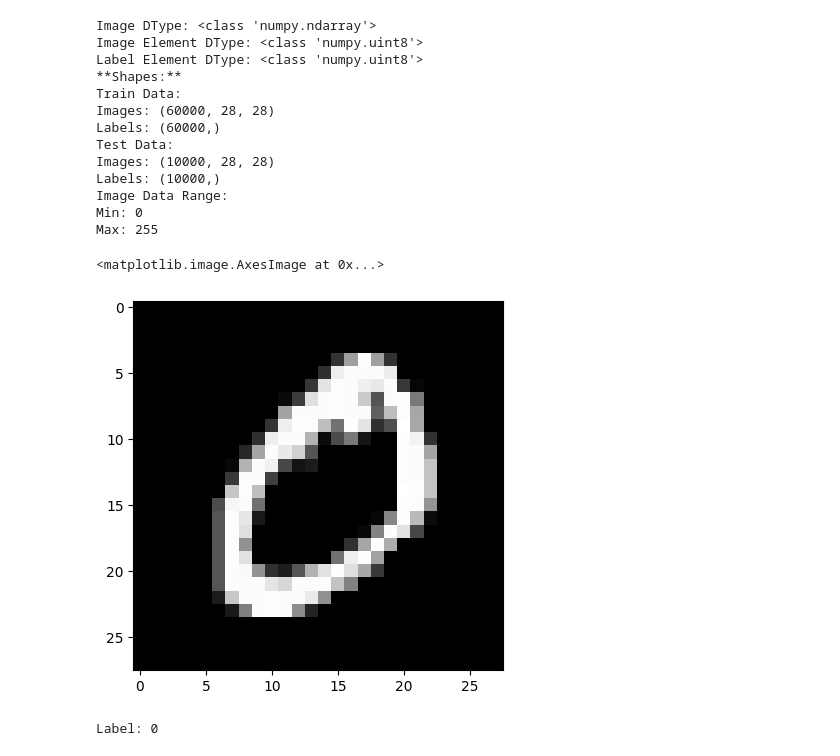
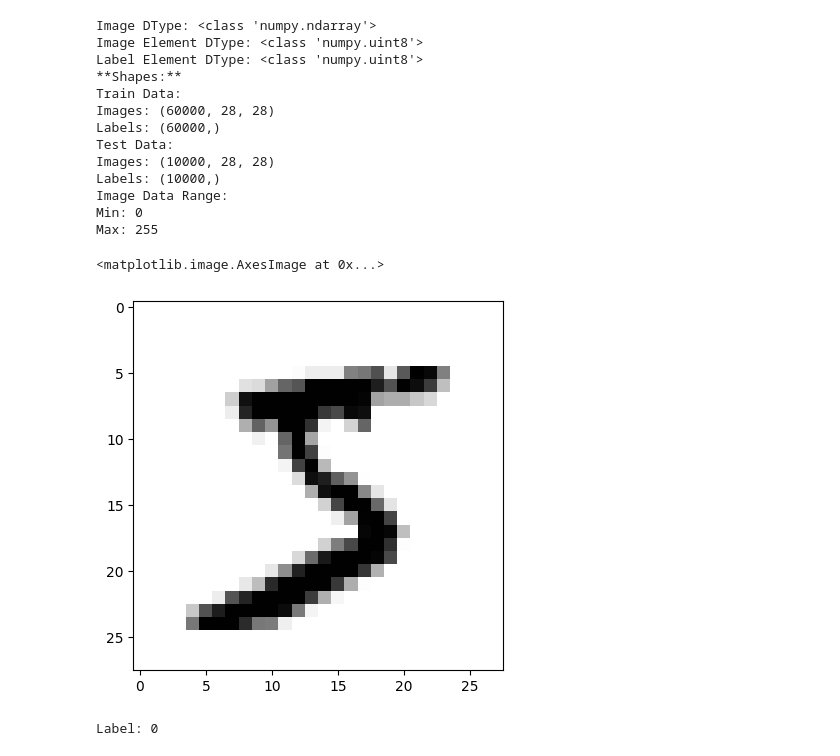
Before and after one commit to CSCN8010/CSCN8010, a Jupyter notebook: dl_class_notebooks/03A_minimal_mnist_keras.ipynb, the cells around one changed output. Drawn from its saved outputs; the diff is of its cells as text; code cells hidden in the pictures.

```diff
--- a/dl_class_notebooks/03A_minimal_mnist_keras.ipynb
+++ b/dl_class_notebooks/03A_minimal_mnist_keras.ipynb
@@ -57,10 +57,10 @@ Max: 255
 # %%
 # plot the first image in the training set in grayscale
 import matplotlib.pyplot as plt
-plt.imshow(train_images[1], cmap='gray')  # to understand how a matrix of numbers is converted to an image, have a look at: https://matplotlib.org/stable/api/_as_gen/matplotlib.pyplot.imshow.html
+plt.imshow(train_images[0], cmap='binary')  # to understand how a matrix of numbers is converted to an image, have a look at: https://matplotlib.org/stable/api/_as_gen/matplotlib.pyplot.imshow.html
 # %% [output]
 <matplotlib.image.AxesImage at 0x...>
-[figure, old version]
+[figure, new version]
 # %%
 # print the label of the first image in the training set
 print(f'Label: {train_labels[1]}')
```
Also changed, not shown: parts of 6 cells of this notebook, 2 other files.
